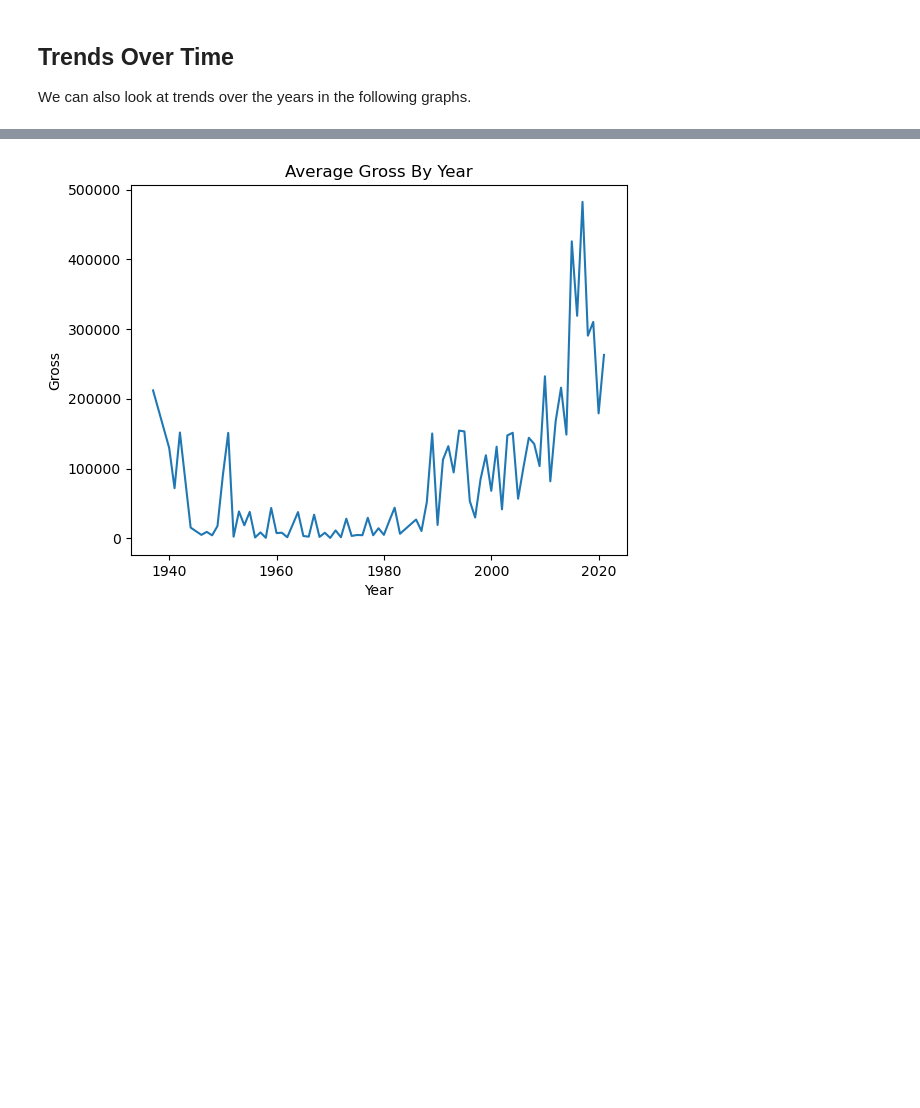
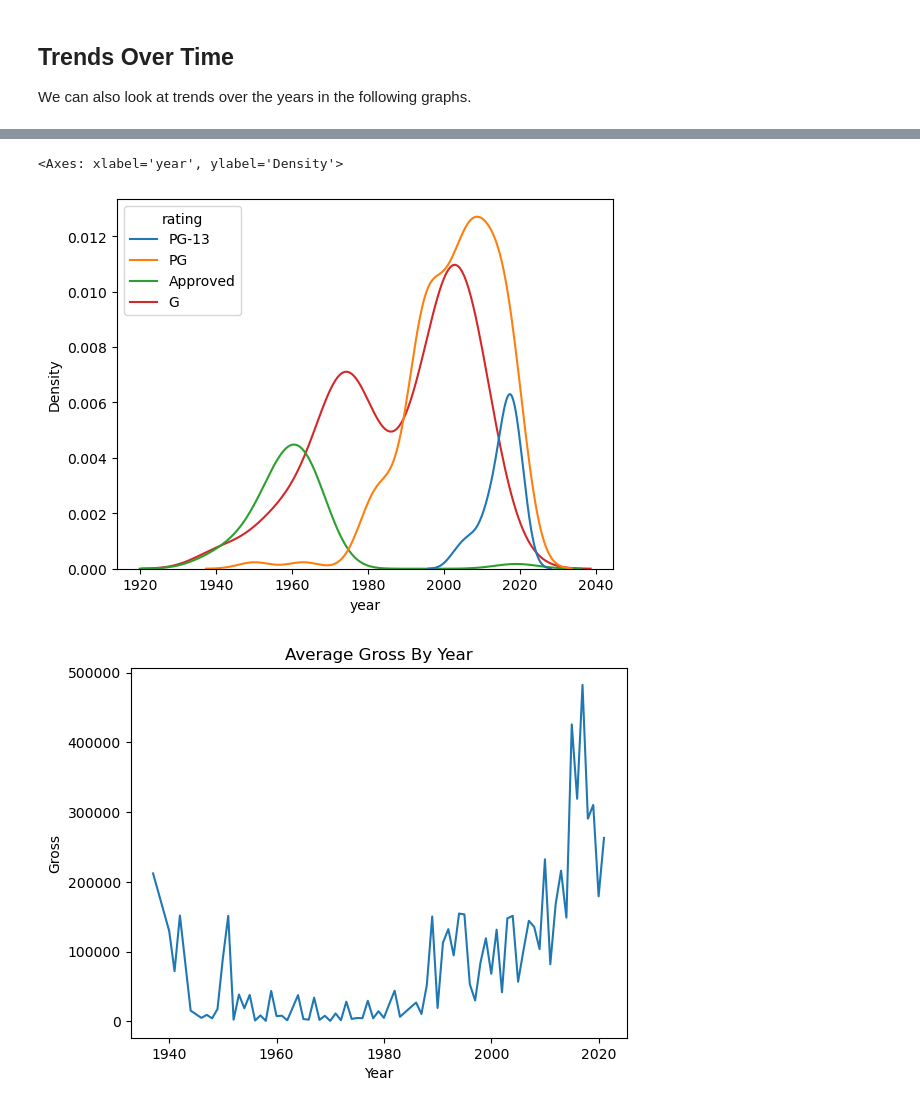
Before and after one commit to oliviahanks/Movies, a Jupyter notebook: disney_movie_analysis/analysis.ipynb, the cells around one changed output, grey strips where cells are left out. Cells and saved outputs as stored; diff of their text form; code cells hidden in the pictures; blank space fills up the shorter version.

```diff
--- a/disney_movie_analysis/analysis.ipynb
+++ b/disney_movie_analysis/analysis.ipynb
@@ -243,3 +309,10 @@ We can also look at trends over the years in the following graphs.
+# %%
+main_ratings = imdb[imdb['rating'].isin(['PG-13', 'PG', 'G', 'Approved'])]
+
+sns.kdeplot(data=main_ratings, x="year", hue="rating")
+# %% [output]
+<Axes: xlabel='year', ylabel='Density'>
+[figure, added]
 # %%
 year_averages_plot(imdb, 'year', 'gross')
 # %% [output]
```
Also changed, not shown: parts of 33 cells of this notebook, 18 other files.
